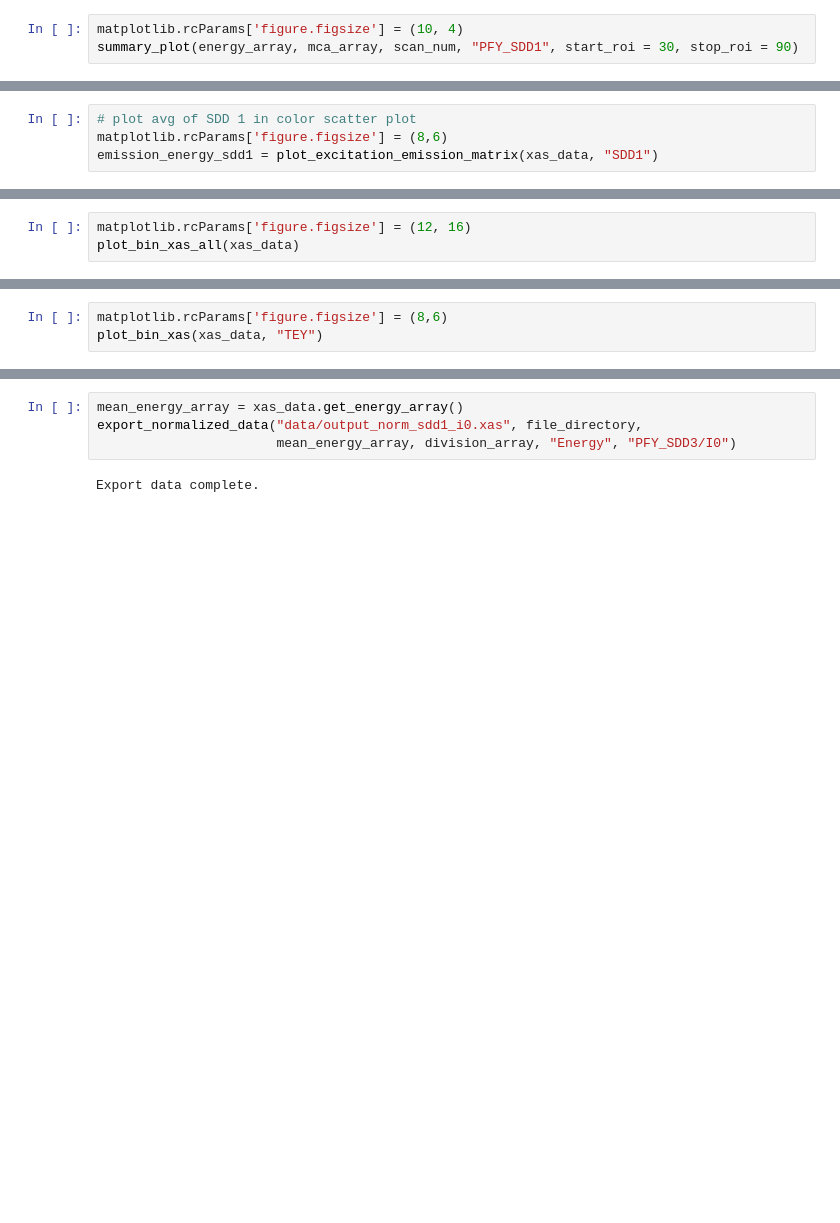
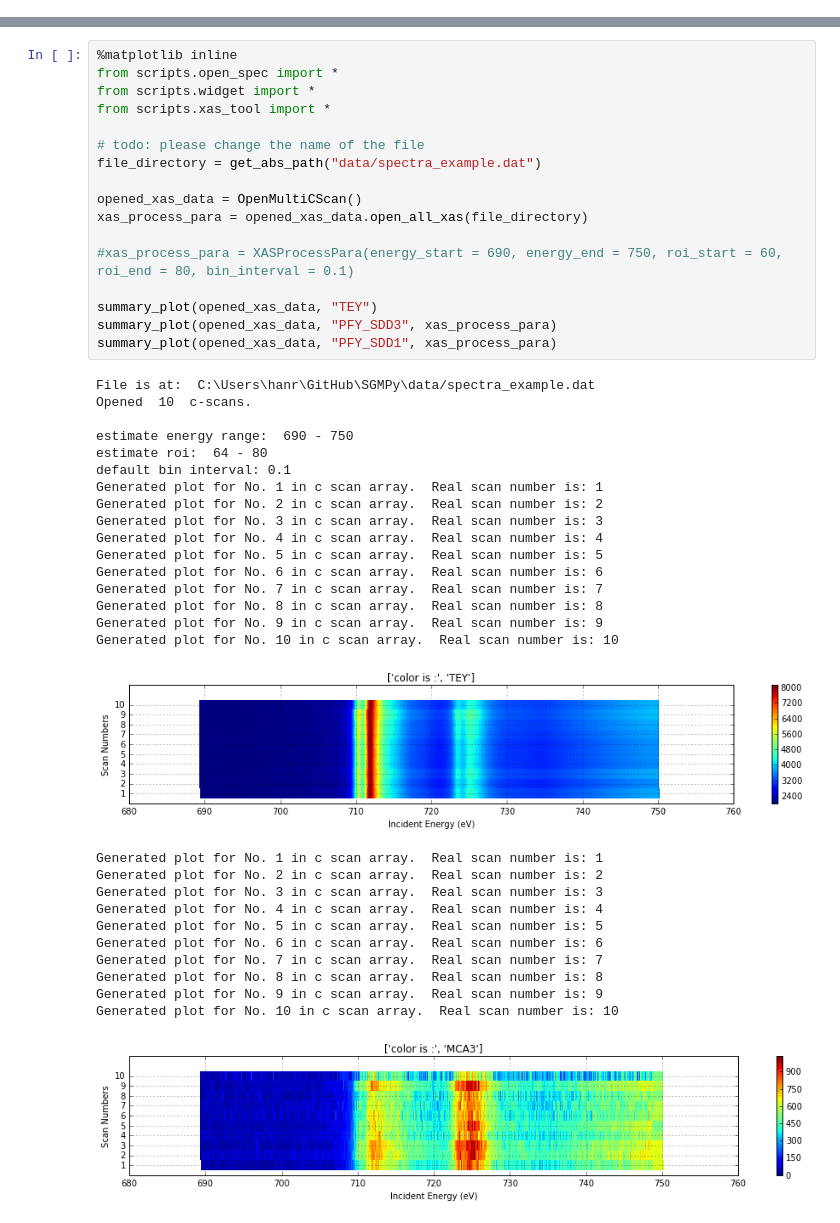
Before and after one commit to Beamlines-CanadianLightSource/SGMPy, a Jupyter notebook: spec_normalization_xas.ipynb, the cells around one changed output, grey strips where cells are left out. Cells and saved outputs as stored; diff of their text form; blank space fills up the shorter version.

Commit message:
Simple steps with OO
Make the entire processes as simple as possible, and convert to
object-oriented

```diff
--- a/spec_normalization_xas.ipynb
+++ b/spec_normalization_xas.ipynb
@@ -44,3 +0,0 @@ Generated plot for No. 10 in c scan array.  Real scan number is: 10
-# %%
-matplotlib.rcParams['figure.figsize'] = (10, 4)
-summary_plot(energy_array, mca_array, scan_num, "PFY_SDD1", start_roi = 30, stop_roi = 90)
@@ -102,4 +0,0 @@ Calculation completed.
-# %%
-# plot avg of SDD 1 in color scatter plot
-matplotlib.rcParams['figure.figsize'] = (8,6)
-emission_energy_sdd1 = plot_excitation_emission_matrix(xas_data, "SDD1")
@@ -127,3 +0,0 @@ Getting PFY ROIs
-# %%
-matplotlib.rcParams['figure.figsize'] = (12, 16)
-plot_bin_xas_all(xas_data)
@@ -136,3 +0,0 @@ Plotting average XAS.
-# %%
-matplotlib.rcParams['figure.figsize'] = (8,6)
-plot_bin_xas(xas_data, "TEY")
@@ -169,6 +1,46 @@ Plotting disivion SDD.
-# %%
-mean_energy_array = xas_data.get_energy_array()
-export_normalized_data("data/output_norm_sdd1_i0.xas", file_directory,
-                       mean_energy_array, division_array, "Energy", "PFY_SDD3/I0")
-# %% [output]
-Export data complete.
+# %%
+%matplotlib inline
+from scripts.open_spec import *
+from scripts.widget import *
+from scripts.xas_tool import *
+
+# todo: please change the name of the file
+file_directory = get_abs_path("data/spectra_example.dat")
+
+opened_xas_data = OpenMultiCScan()
+xas_process_para = opened_xas_data.open_all_xas(file_directory)
+
+#xas_process_para = XASProcessPara(energy_start = 690, energy_end = 750, roi_start = 60, roi_end = 80, bin_interval = 0.1)
+
+summary_plot(opened_xas_data, "TEY")
+summary_plot(opened_xas_data, "PFY_SDD3", xas_process_para)
+summary_plot(opened_xas_data, "PFY_SDD1", xas_process_para)
+# %% [output]
+File is at:  C:\Users\hanr\GitHub\SGMPy\data/spectra_example.dat
+Opened  10  c-scans.
+
+estimate energy range:  690 - 750
+estimate roi:  64 - 80
+default bin interval: 0.1
+Generated plot for No. 1 in c scan array.  Real scan number is: 1
+Generated plot for No. 2 in c scan array.  Real scan number is: 2
+Generated plot for No. 3 in c scan array.  Real scan number is: 3
+Generated plot for No. 4 in c scan array.  Real scan number is: 4
+Generated plot for No. 5 in c scan array.  Real scan number is: 5
+Generated plot for No. 6 in c scan array.  Real scan number is: 6
+Generated plot for No. 7 in c scan array.  Real scan number is: 7
+Generated plot for No. 8 in c scan array.  Real scan number is: 8
+Generated plot for No. 9 in c scan array.  Real scan number is: 9
+Generated plot for No. 10 in c scan array.  Real scan number is: 10
+[figure, added]
+Generated plot for No. 1 in c scan array.  Real scan number is: 1
+Generated plot for No. 2 in c scan array.  Real scan number is: 2
+Generated plot for No. 3 in c scan array.  Real scan number is: 3
+Generated plot for No. 4 in c scan array.  Real scan number is: 4
+Generated plot for No. 5 in c scan array.  Real scan number is: 5
+Generated plot for No. 6 in c scan array.  Real scan number is: 6
+Generated plot for No. 7 in c scan array.  Real scan number is: 7
+Generated plot for No. 8 in c scan array.  Real scan number is: 8
+Generated plot for No. 9 in c scan array.  Real scan number is: 9
+Generated plot for No. 10 in c scan array.  Real scan number is: 10
+[figure, added]
```
Also changed, not shown: parts of 26 cells of this notebook, 29 other files.
